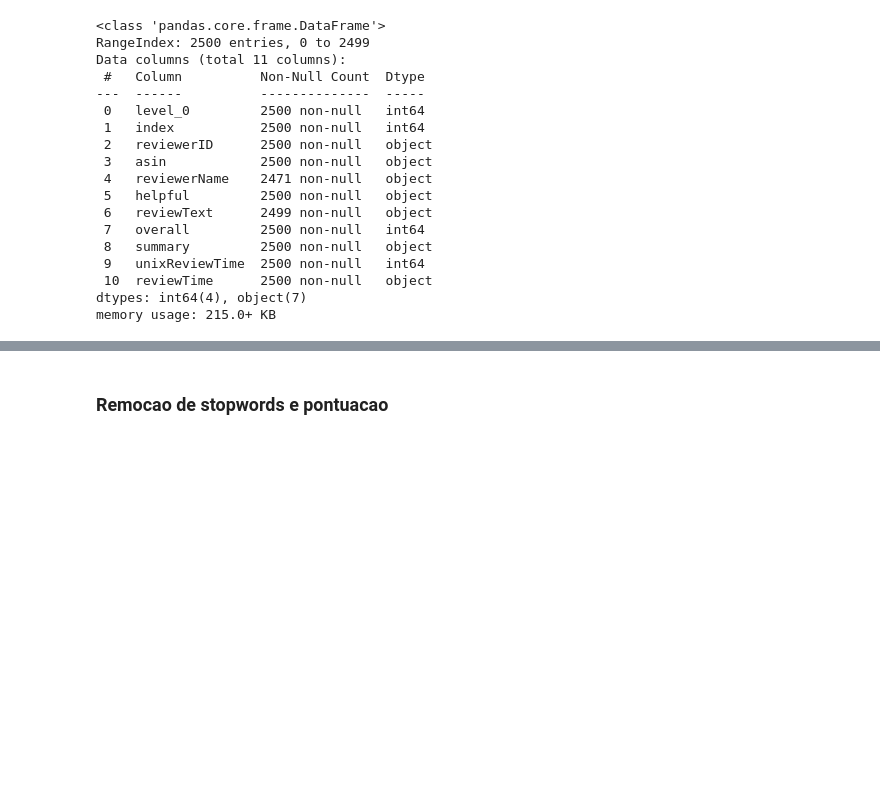
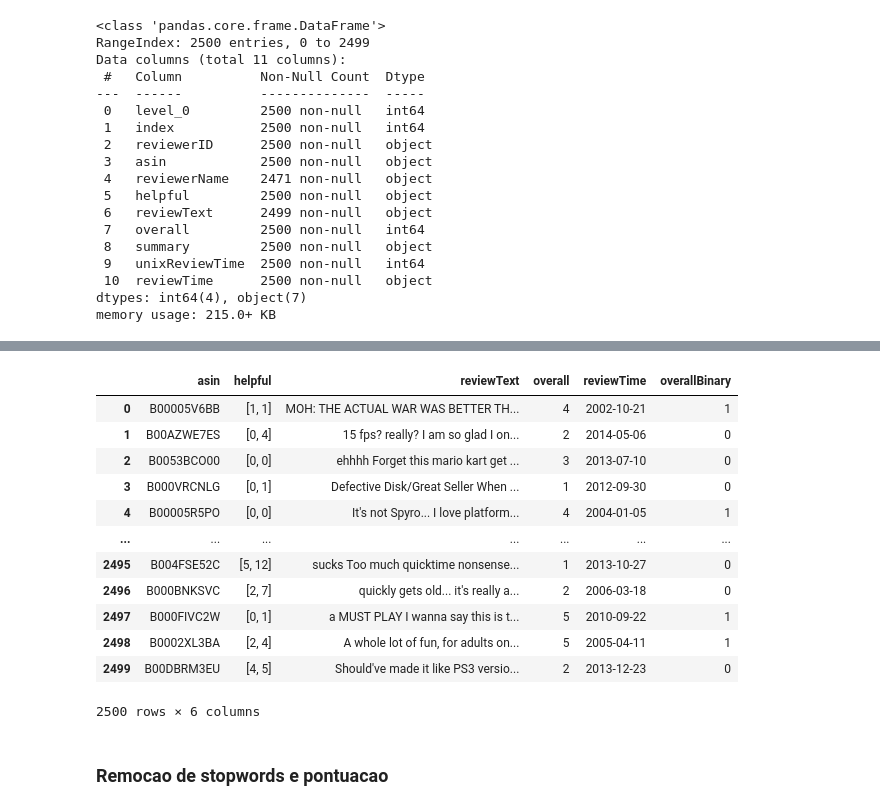
Before and after one commit to lhndsp/ps-turingUSP, a Jupyter notebook: 2_analise-e-ia/analise_e_modelos.ipynb, the cells around one changed output, grey strips where cells are left out. Saved outputs shown, nothing was run; the diff lists cells and outputs as text; code cells hidden in the pictures; blank space fills up the shorter version.

```diff
--- a/2_analise-e-ia/analise_e_modelos.ipynb
+++ b/2_analise-e-ia/analise_e_modelos.ipynb
@@ -132,0 +140,10 @@ dfReview.dropna(axis=0, subset=['reviewText'], inplace=True)
+# %%
+# como so ha NaN no reviewText ao unir com o summary que complementa o texto
+# nao vai mais haver NaN, portanto nao ha nescessidade de excluir a linha
+dfReview['reviewText'] = dfReview.apply(lambda x: x.summary + ' ' + x.reviewText if str(x.reviewText) != 'nan' else x.summary, axis=1)
+# %%
+# removendo colunas desnecessarias:
+dfReview.drop(['level_0', 'index', 'unixReviewTime', 'reviewerID', "reviewerName", "summary"], axis=1, inplace=True)
+# %%
+# convertendo reviewTime em datetime
+dfReview['reviewTime'] = pd.to_datetime(dfReview['reviewTime'], format='%m %d, %Y')
@@ -133,2 +153,18 @@ dfReview.dropna(axis=0, subset=['reviewText'], inplace=True)
+# %%
+dfReview
+# %% [output]
+|  | asin | helpful | reviewText | overall | reviewTime | overallBinary |
+| 0 | B00005V6BB | [1, 1] | MOH: THE ACTUAL WAR WAS BETTER TH... | 4 | 2002-10-21 | 1 |
+| 1 | B00AZWE7ES | [0, 4] | 15 fps? really? I am so glad I on... | 2 | 2014-05-06 | 0 |
+| 2 | B0053BCO00 | [0, 0] | ehhhh Forget this mario kart get ... | 3 | 2013-07-10 | 0 |
+| 3 | B000VRCNLG | [0, 1] | Defective Disk/Great Seller When ... | 1 | 2012-09-30 | 0 |
+| 4 | B00005R5PO | [0, 0] | It's not Spyro... I love platform... | 4 | 2004-01-05 | 1 |
+| ... | ... | ... | ... | ... | ... | ... |
+| 2495 | B004FSE52C | [5, 12] | sucks Too much quicktime nonsense... | 1 | 2013-10-27 | 0 |
+| 2496 | B000BNKSVC | [2, 7] | quickly gets old... it's really a... | 2 | 2006-03-18 | 0 |
+| 2497 | B000FIVC2W | [0, 1] | a MUST PLAY I wanna say this is t... | 5 | 2010-09-22 | 1 |
+| 2498 | B0002XL3BA | [2, 4] | A whole lot of fun, for adults on... | 5 | 2005-04-11 | 1 |
+| 2499 | B00DBRM3EU | [4, 5] | Should've made it like PS3 versio... | 2 | 2013-12-23 | 0 |
+2500 rows × 6 columns
 # %% [markdown]
 ### Remocao de stopwords e pontuacao
```
Also changed, not shown: parts of 29 cells of this notebook, 3 other files.
